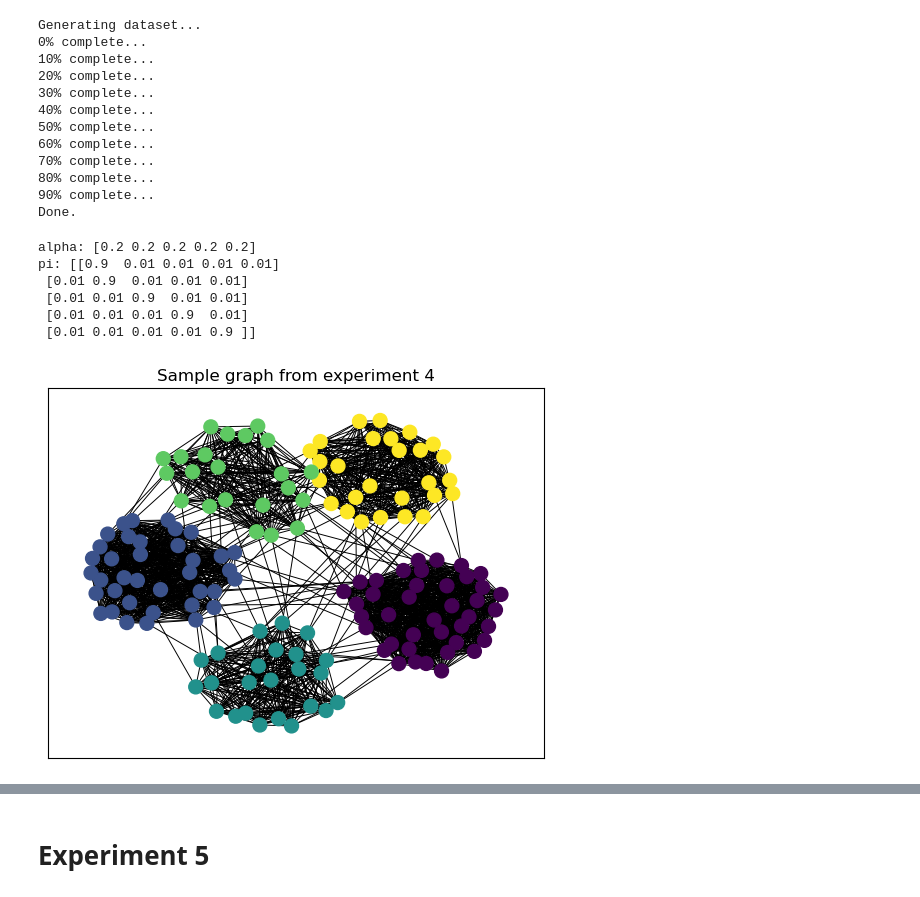
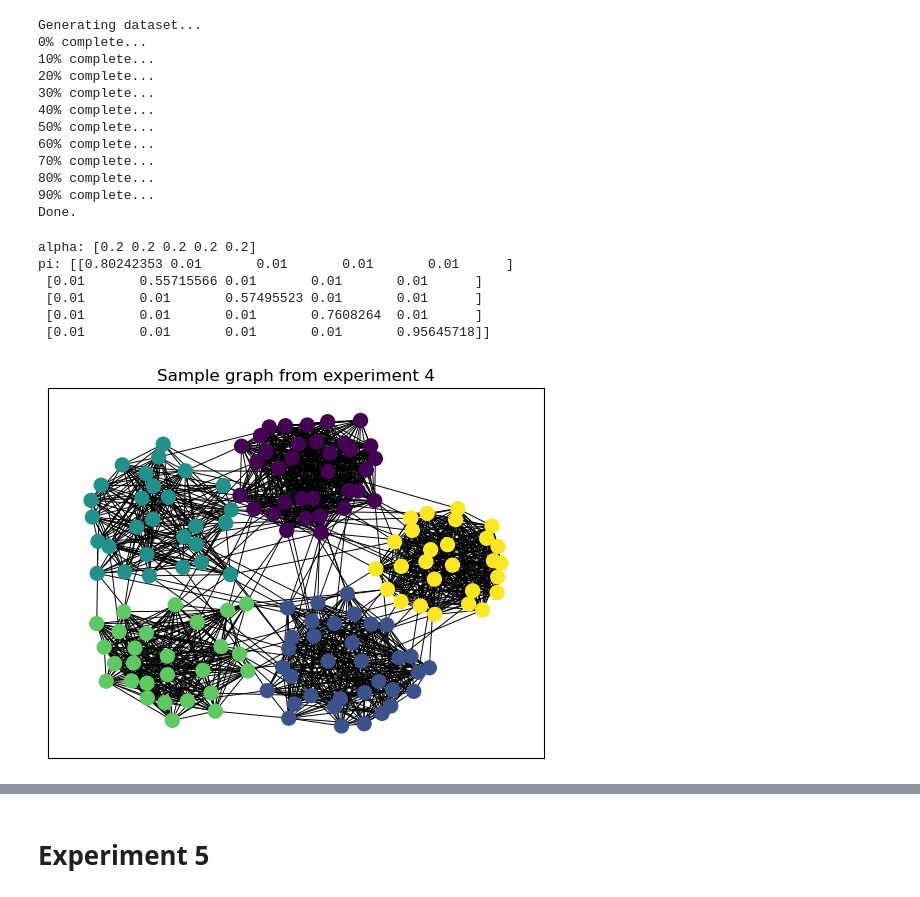
Before and after one commit to bastienlc/SBM-EM, a Jupyter notebook: experiments_SBM.ipynb, the cells around one changed output, grey strips where cells are left out. Drawn from its saved outputs; the diff is of its cells as text; code cells hidden in the pictures.

Commit message:
Rerun experiment 4 and update experiments_real_EM

```diff
--- a/experiments_SBM.ipynb
+++ b/experiments_SBM.ipynb
@@ -202,18 +202,18 @@ Generating dataset...
 90% complete...
 Done.
 # %%
-X, Z, alpha, pi = graph_and_params_from_archive(f"SBM/experiment_{experiment}/graph_5.npz")
+X, Z, alpha, pi = graph_and_params_from_archive(f"SBM/experiment_{experiment}/graph_0.npz")
 print("alpha:", alpha)
 print("pi:", pi)
 draw_graph(X, Z, tight=True, dense=True, title=f"Sample graph from experiment {experiment}")
 # %% [output]
 alpha: [0.2 0.2 0.2 0.2 0.2]
-pi: [[0.9  0.01 0.01 0.01 0.01]
- [0.01 0.9  0.01 0.01 0.01]
- [0.01 0.01 0.9  0.01 0.01]
- [0.01 0.01 0.01 0.9  0.01]
- [0.01 0.01 0.01 0.01 0.9 ]]
+pi: [[0.80242353 0.01       0.01       0.01       0.01      ]
+ [0.01       0.55715566 0.01       0.01       0.01      ]
+ [0.01       0.01       0.57495523 0.01       0.01      ]
+ [0.01       0.01       0.01       0.7608264  0.01      ]
+ [0.01       0.01       0.01       0.01       0.95645718]]
-[figure, old version]
+[figure, new version]
 # %%
 launch_experiment(experiment, n_init=5, n_iter=100)
 # %% [output]
```
Also changed, not shown: parts of 3 cells of this notebook, 27 other files.
